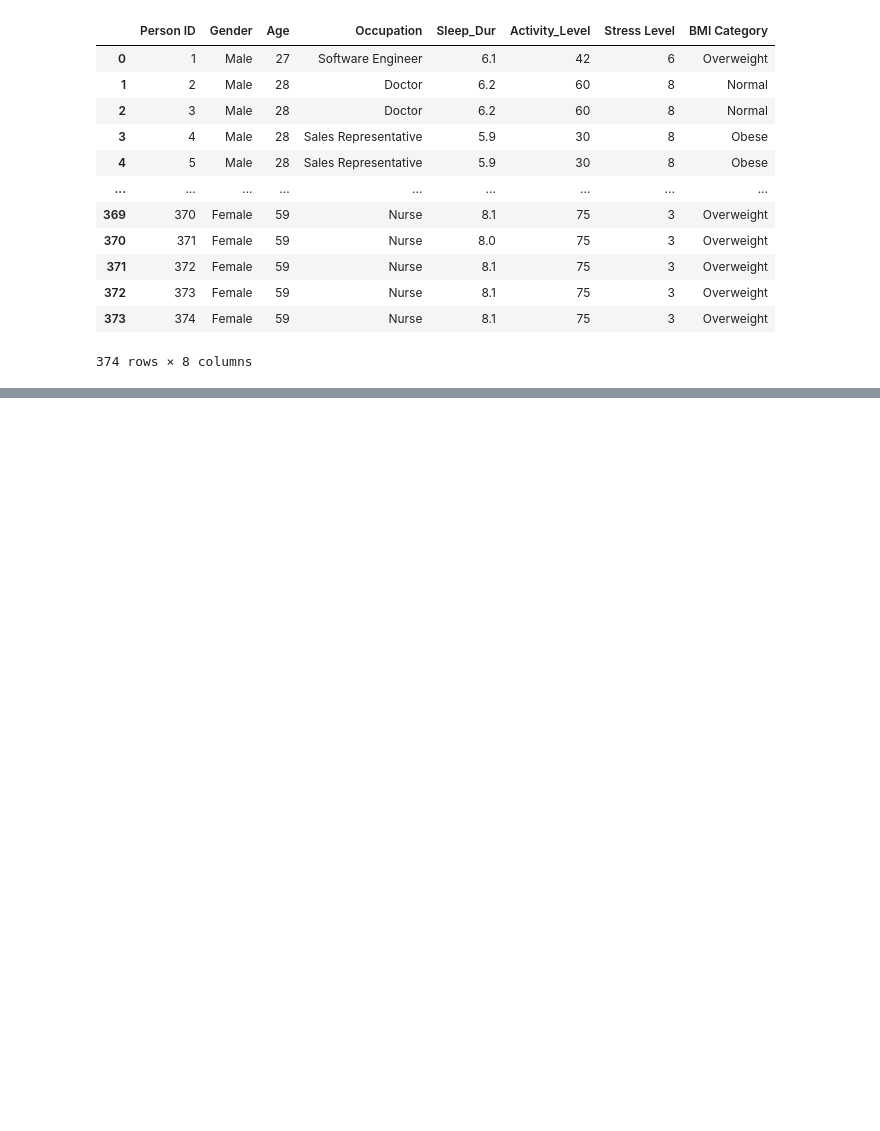
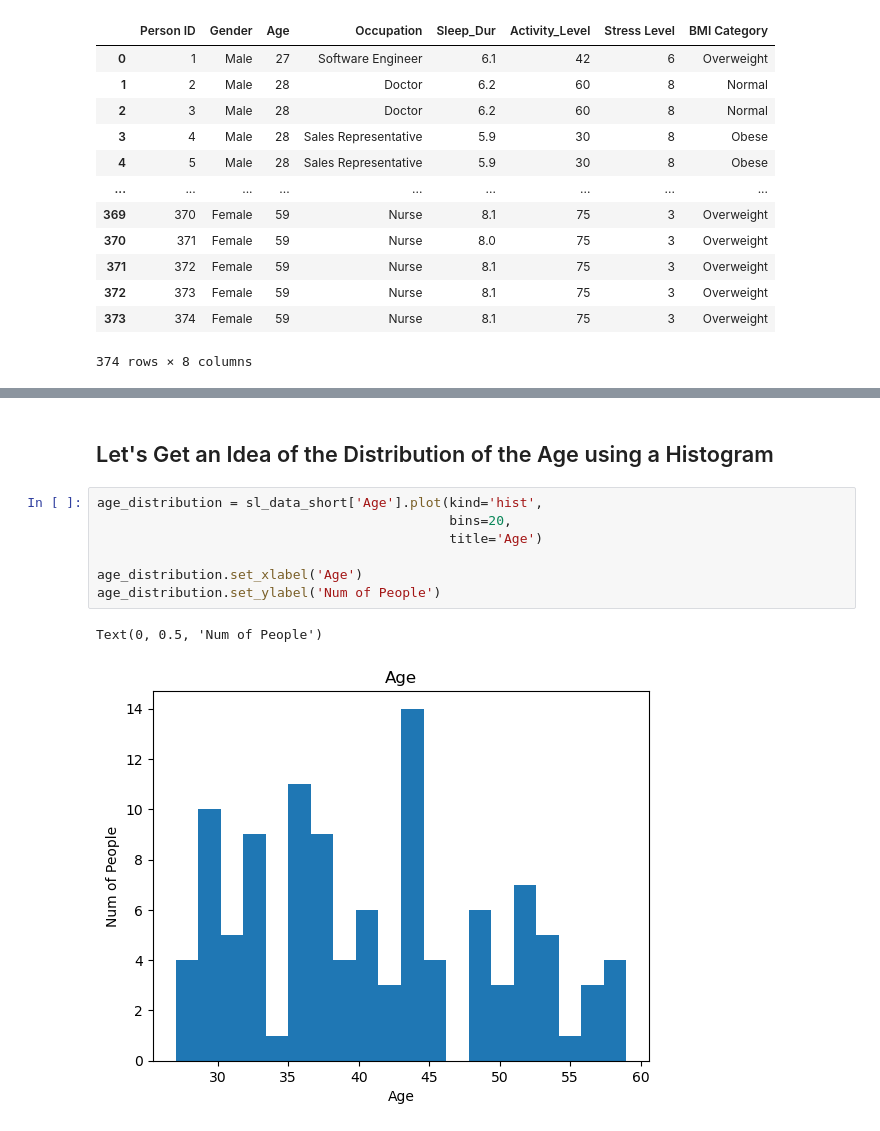
Before and after one commit to borisgeorgievv-dotcom/Exploratory-Data-Analysis-with-Pandas-Python, a Jupyter notebook: Sleep_Lifestyle_Dataset_from_Kaggle.ipynb, the cells around one changed output, grey strips where cells are left out. Drawn from its saved outputs; the diff is of its cells as text; blank space fills up the shorter version.

```diff
--- a/Sleep_Lifestyle_Dataset_from_Kaggle.ipynb
+++ b/Sleep_Lifestyle_Dataset_from_Kaggle.ipynb
@@ -105,0 +229,12 @@ sl_data_short
+# %% [markdown]
+## Let's Get an Idea of the Distribution of the Age using a Histogram
+# %%
+age_distribution = sl_data_short['Age'].plot(kind='hist',
+                                             bins=20,
+                                             title='Age')
+
+age_distribution.set_xlabel('Age')
+age_distribution.set_ylabel('Num of People')
+# %% [output]
+Text(0, 0.5, 'Num of People')
+[figure, added]
```
Also changed, not shown: parts of 24 cells of this notebook.
